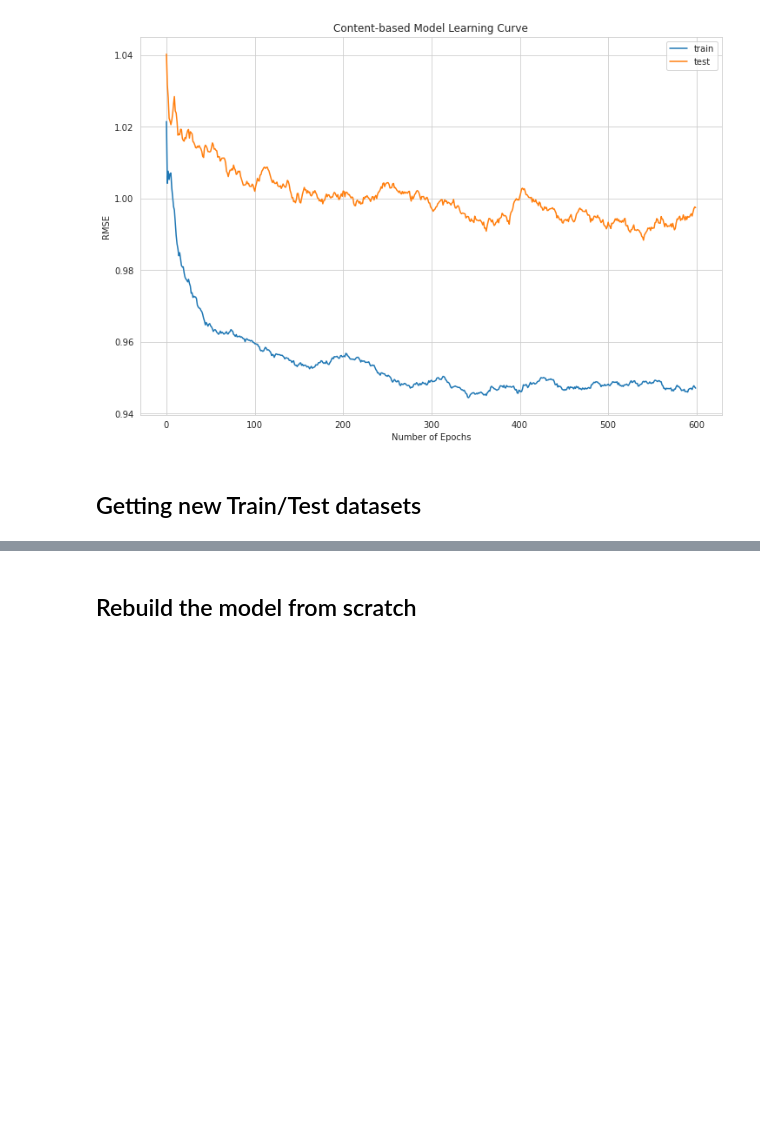
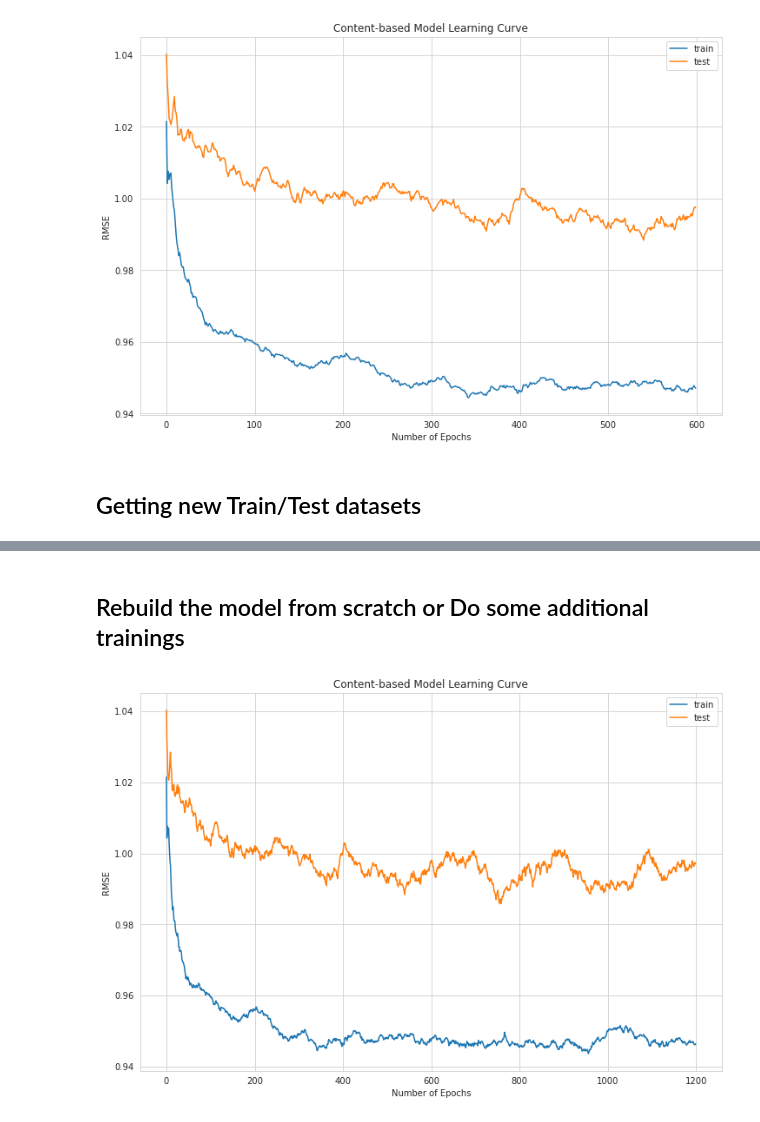
Before and after one commit to QiuyiWu/MovieRecommender, a Jupyter notebook: content_user_profile/run model.ipynb, the cells around one changed output, grey strips where cells are left out. Cells and saved outputs as stored; diff of their text form; code cells hidden in the pictures; blank space fills up the shorter version.

Commit message:
add in support for additional training

```diff
--- a/content_user_profile/run model.ipynb
+++ b/content_user_profile/run model.ipynb
@@ -103,11 +102,15 @@ Test RMSE = 0.988
 # %% [markdown]
-## Rebuild the model from scratch
+## Rebuild the model from scratch or Do some additional trainings
+# %%
+# get the historical training results and pre-train model
+sgd = joblib.load('./data/model_sgd_regressor.joblib')
+results = pd.read_feather('./data/model_sgd_regressor_scores.feather')
 # %%
 from sklearn.linear_model import SGDRegressor
 from sklearn.metrics import mean_squared_error
 
 # initilize the SGD Linear Model with L2 loss and penlity
-sgd = SGDRegressor(loss='squared_error', penalty='l2', alpha=0.001)
+# sgd = SGDRegressor(loss='squared_error', penalty='l2', alpha=0.001)
 scores = []
 
 # training loop
@@ -126,7 +129,10 @@ for epoch in tqdm(range(n_epochs)):
     scores.append((epoch, train_rmse, test_rmse))
 
 # read the train/test RMSE results into pandas dataframe
-results = pd.DataFrame(scores, columns=['epoch','train', 'test'])[['train','test']]
+results2 = pd.DataFrame(scores, columns=['epoch','train', 'test'])[['train','test']]
 # %%
 # plot out the new training results
-fig, ax = plot_results(results)
+new_results = pd.concat([results, results2]).reset_index(drop=True)
+fig, ax = plot_results(new_results)
+# %% [output]
+[figure, added]
```
Also changed, not shown: parts of 4 cells of this notebook.
